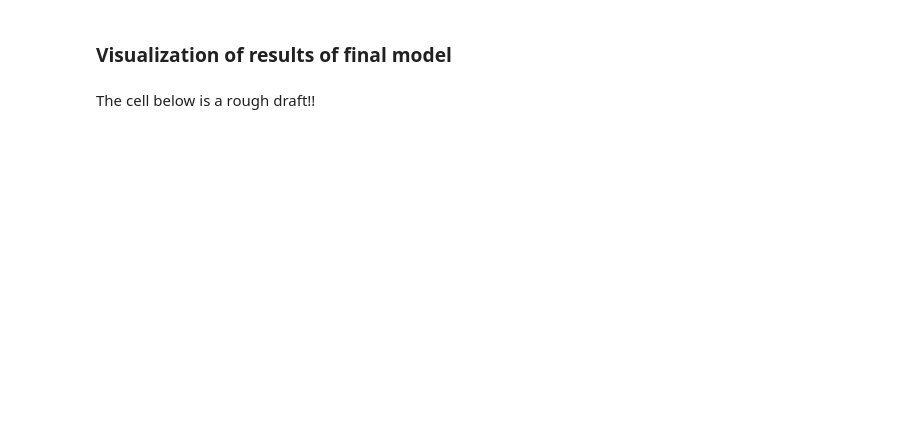
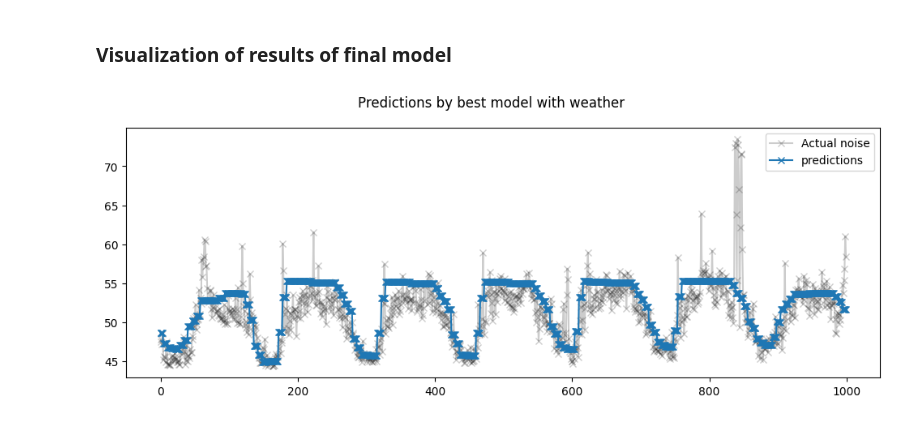
Before and after one commit to IvanaOsredek/ModernDataAnalyticsProject, a Jupyter notebook: MDA_main_notebook_Sander.ipynb, the cells around one changed output. Drawn from its saved outputs; the diff is of its cells as text; code cells hidden in the pictures; blank space fills up the shorter version.

```diff
--- a/MDA_main_notebook_Sander.ipynb
+++ b/MDA_main_notebook_Sander.ipynb
@@ -282,2 +425,0 @@ shap.force_plot(explainer.expected_value, shap_values[:500,:], X_test.iloc[:500,
-# %% [markdown]
-The cell below is a rough draft!!
@@ -373,0 +426,19 @@ best_model = evaluate_models(X, y,
+# %%
+#visualization of model predictions, trained on full data
+best_model.fit(X, y)
+best_model_predictions = best_model.predict(X)
+
+last_hours = slice(-1000, None)
+fig, ax = plt.subplots(figsize=(12, 4))
+fig.suptitle("Predictions by best model with weather")
+ax.plot(
+    y.values[last_hours],
+    "x-",
+    alpha=0.2,
+    label="Actual noise",
+    color="black",
+)
+ax.plot(best_model_predictions[last_hours], "x-", label="predictions")
+_ = ax.legend()
+# %% [output]
+[figure, added]
```
Also changed, not shown: parts of 29 cells of this notebook.
